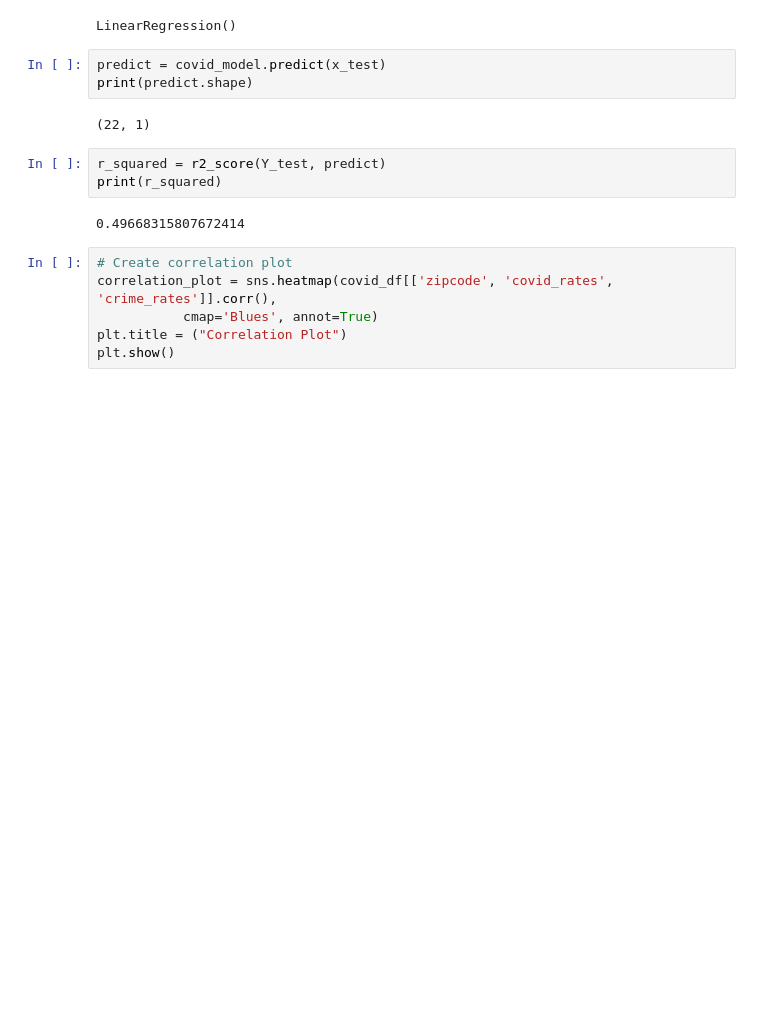
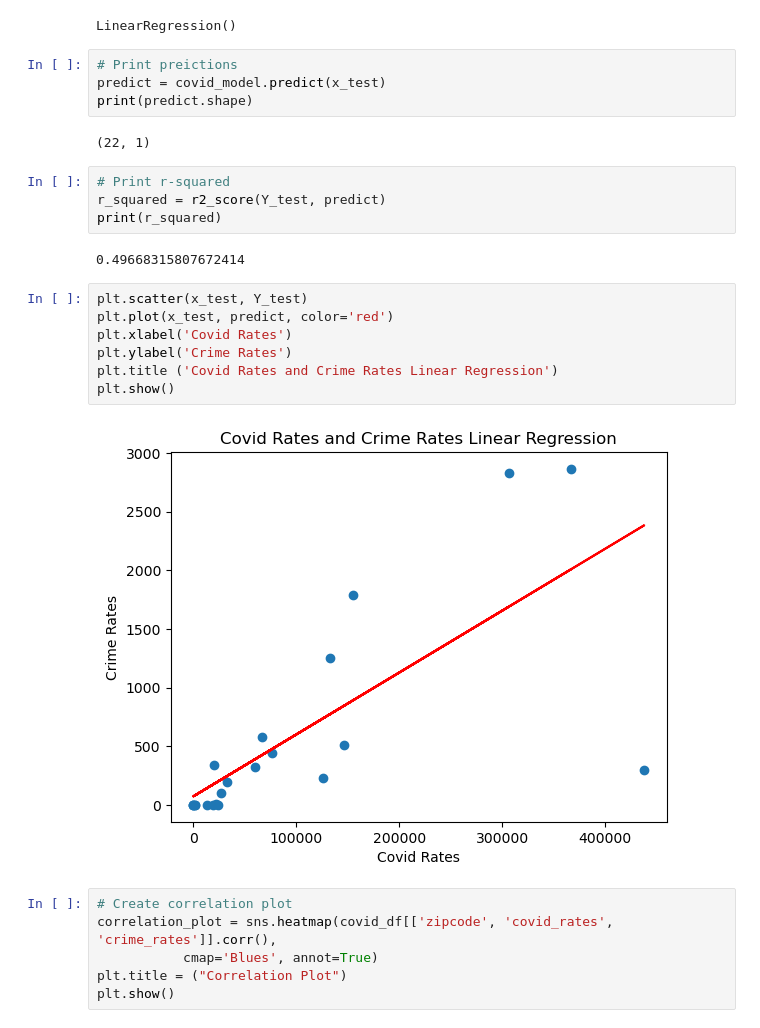
Before and after one commit to jenchick/Austin_Pandemic_Crime, a Jupyter notebook: Final_Models/MultipleLinearRegression_2020.ipynb, the cells around one changed output. Saved outputs shown, nothing was run; the diff lists cells and outputs as text; blank space fills up the shorter version.

```diff
--- a/Final_Models/MultipleLinearRegression_2020.ipynb
+++ b/Final_Models/MultipleLinearRegression_2020.ipynb
@@ -116,15 +117,26 @@ covid_model.fit(x_train,Y_train)
 # %% [output]
 LinearRegression()
 # %%
+# Print preictions
 predict = covid_model.predict(x_test)
 print(predict.shape)
 # %% [output]
 (22, 1)
 # %%
+# Print r-squared
 r_squared = r2_score(Y_test, predict)
 print(r_squared)
 # %% [output]
 0.49668315807672414
+# %%
+plt.scatter(x_test, Y_test)
+plt.plot(x_test, predict, color='red')
+plt.xlabel('Covid Rates')
+plt.ylabel('Crime Rates')
+plt.title ('Covid Rates and Crime Rates Linear Regression')
+plt.show()
+# %% [output]
+[figure, added]
 # %%
 # Create correlation plot
 correlation_plot = sns.heatmap(covid_df[['zipcode', 'covid_rates', 'crime_rates']].corr(),
```
Also changed, not shown: parts of 5 cells of this notebook, 1 other file.
